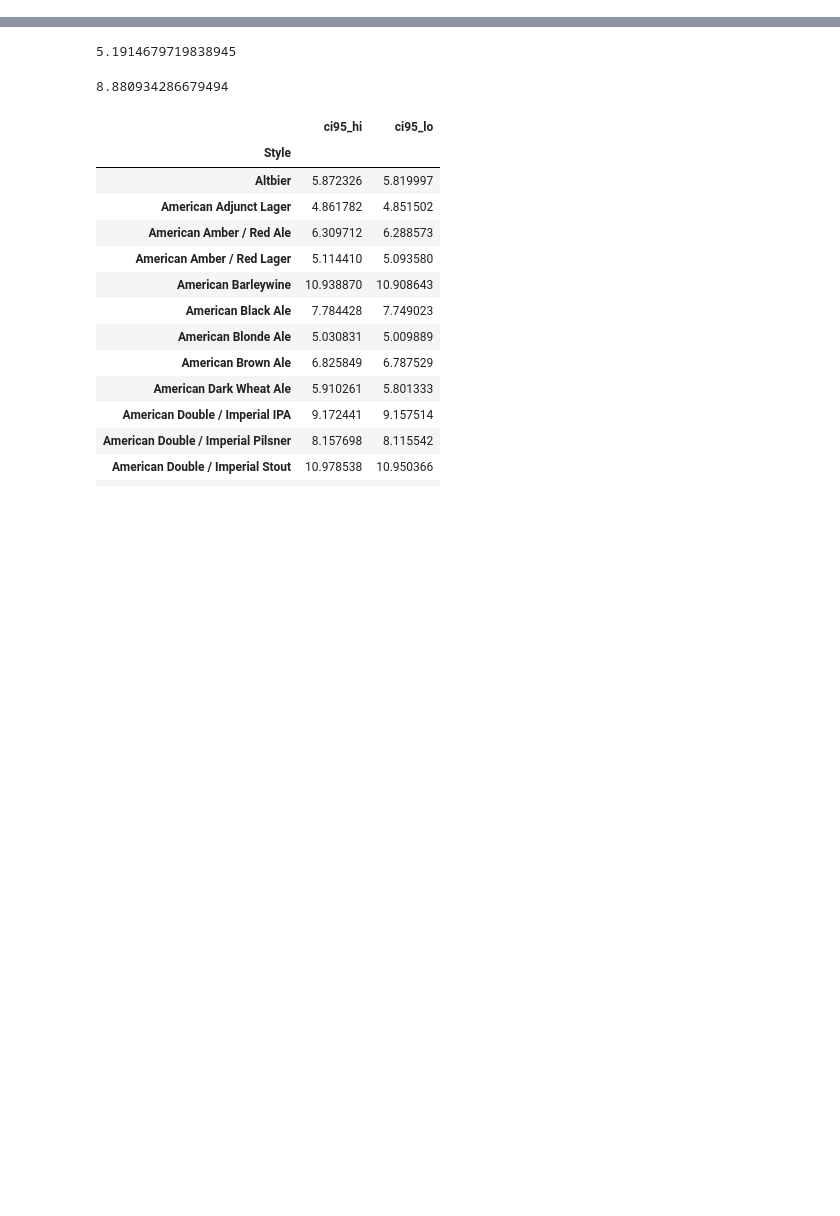
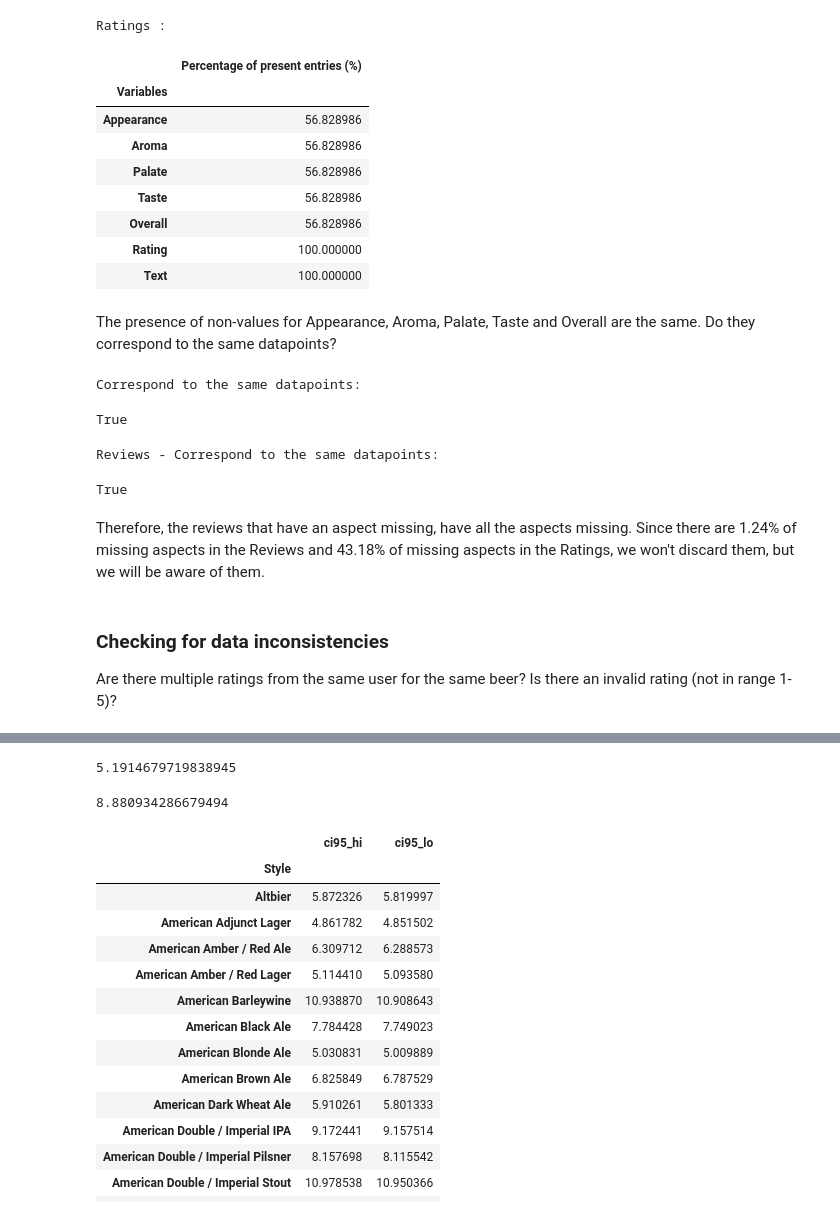
Before and after one commit to epfl-ada/ada-2022-project-rakijada, a Jupyter notebook: data_investigation.ipynb, the cells around one changed output, grey strips where cells are left out. Drawn from its saved outputs; the diff is of its cells as text; code cells hidden in the pictures; blank space fills up the shorter version.

Commit message:
handle nulls, inconsistencies, start tests

```diff
--- a/data_investigation.ipynb
+++ b/data_investigation.ipynb
@@ -21,0 +70,47 @@ reviews.shape
+# %%
+# ratings
+d = {'Percentage of present entries (%)': [100*len(ratings[ratings['Appearance'].notna()])/len(ratings),
+    100*len(ratings[ratings['Aroma'].notna()])/len(ratings), 100*len(ratings[ratings['Palate'].notna()])/len(ratings),
+    100*len(ratings[ratings['Taste'].notna()])/len(ratings), 100*len(ratings[ratings['Overall'].notna()])/len(ratings),
+    100*len(ratings[ratings['Rating'].notna()])/len(ratings), 100*len(ratings[ratings['Text'].notna()])/len(ratings),],
+     'Variables': ['Appearance','Aroma','Palate','Taste','Overall','Rating','Text']}
+
+# dataframe to display data
+power_stats_dataframe = pd.DataFrame.from_dict(data=d).set_index('Variables')
+power_stats_dataframe.style.set_caption('Ratings :')
+# %% [output]
+Ratings :
+|  | Percentage of present entries (%) |
+| Variables |  |
+| Appearance | 56.828986 |
+| Aroma | 56.828986 |
+| Palate | 56.828986 |
+| Taste | 56.828986 |
+| Overall | 56.828986 |
+| Rating | 100.000000 |
+| Text | 100.000000 |
+# %% [markdown]
+The presence of non-values for Appearance, Aroma, Palate, Taste and Overall are the same. Do they correspond to the same datapoints?
+# %%
+print('Ratings - Correspond to the same datapoints: ')
+(ratings[ratings['Appearance'].isna()].equals(ratings[ratings['Aroma'].isna()])) and \
+(ratings[ratings['Appearance'].isna()].equals(ratings[ratings['Taste'].isna()])) and \
+(ratings[ratings['Appearance'].isna()].equals(ratings[ratings['Overall'].isna()]))
+# %% [output]
+Correspond to the same datapoints:
+True
+# %%
+print('Reviews - Correspond to the same datapoints: ')
+(reviews[reviews['Appearance'].isna()].equals(reviews[reviews['Aroma'].isna()])) and \
+(reviews[reviews['Appearance'].isna()].equals(reviews[reviews['Taste'].isna()])) and \
+(reviews[reviews['Appearance'].isna()].equals(reviews[reviews['Overall'].isna()]))
+# %% [output]
+Reviews - Correspond to the same datapoints:
+True
+# %% [markdown]
+Therefore, the reviews that have an aspect missing, have all the aspects missing.
+Since there are 1.24% of missing aspects in the Reviews and  43.18% of missing aspects in the Ratings, we won't discard them, but we will be aware of them.
+# %% [markdown]
+### Checking for data inconsistencies
+
+Are there multiple ratings from the same user for the same beer? Is there an invalid rating (not in range 1-5)?
```
Also changed, not shown: parts of 27 cells of this notebook, 1 other file.
